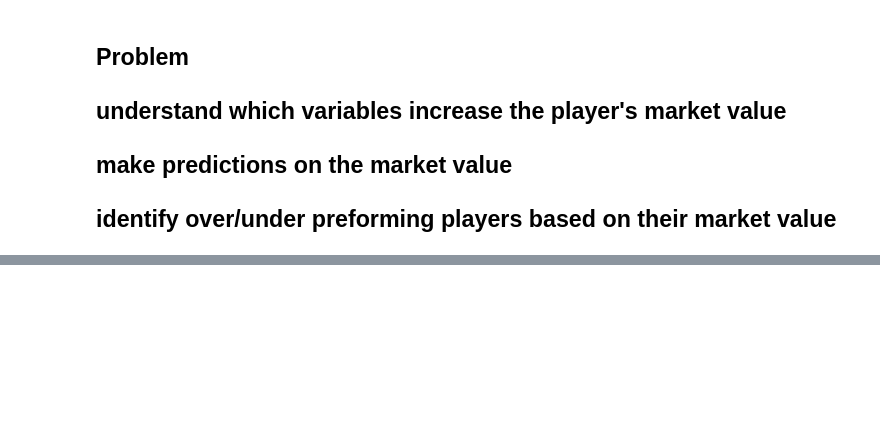
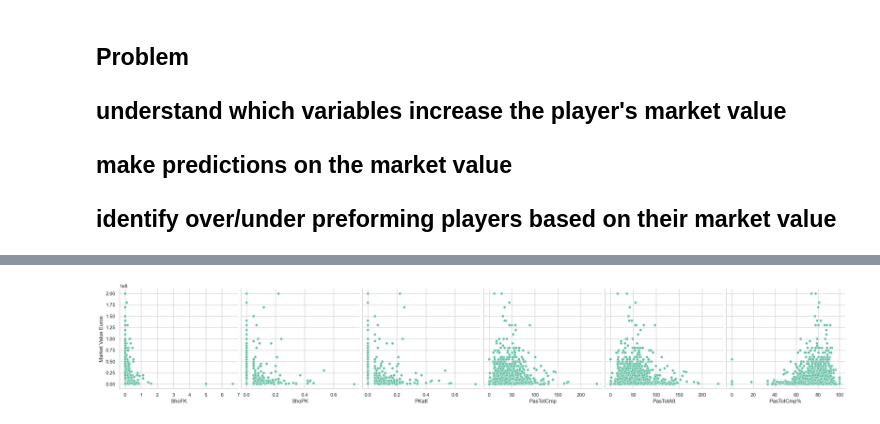
Before and after one commit to ZahraZellazi/Football_Player_Market_Value, a Jupyter notebook: MarketValuePrediction.ipynb, the cells around one changed output, grey strips where cells are left out. Saved outputs shown, nothing was run; the diff lists cells and outputs as text; code cells hidden in the pictures; blank space fills up the shorter version.

```diff
--- a/MarketValuePrediction.ipynb
+++ b/MarketValuePrediction.ipynb
@@ -38,0 +294,4 @@ player_raw.head()
+# %%
+g = sns.pairplot(data=player_agg,y_vars=['Market Value Euros'],x_vars=['ShoFK', 'ShoPK', 'PKatt', 'PasTotCmp', 'PasTotAtt', 'PasTotCmp%'], height = 4)
+# %% [output]
+[figure, added]
```
Also changed, not shown: parts of 34 cells of this notebook.
